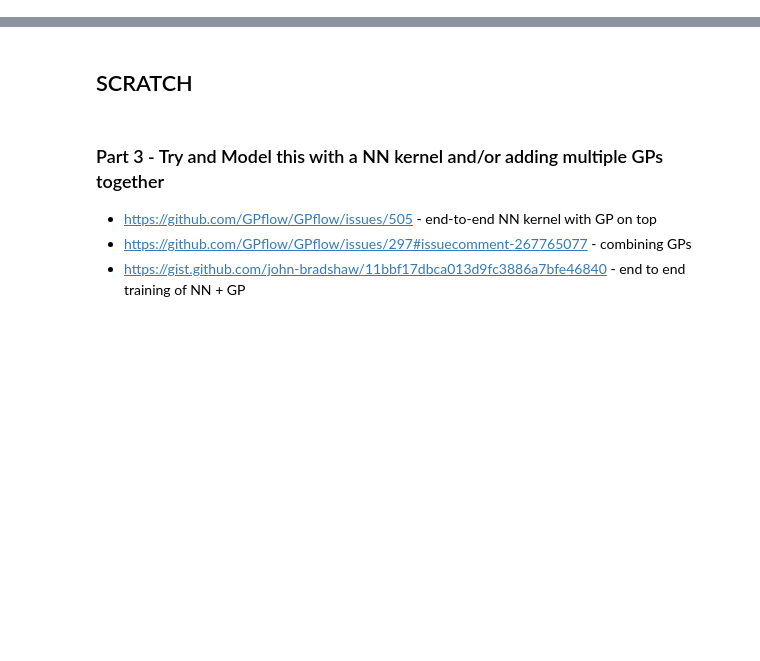
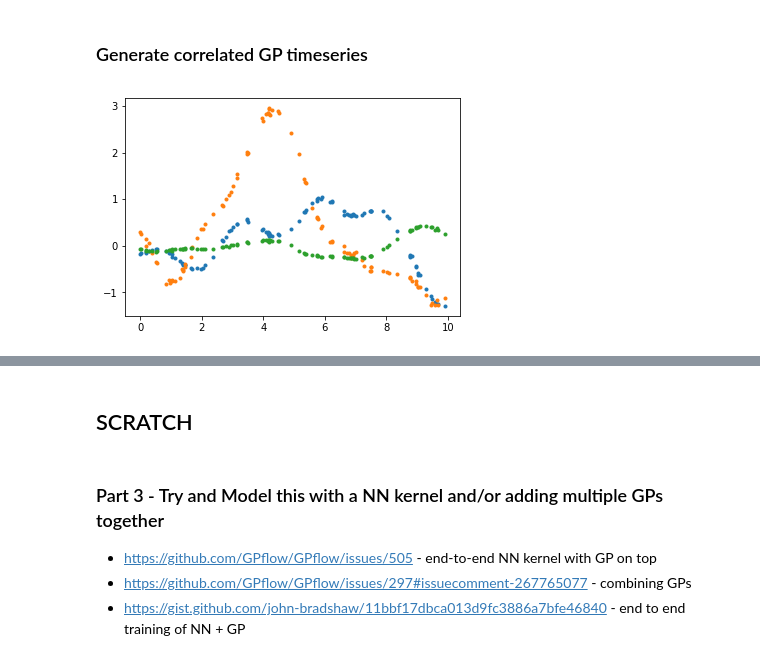
Before and after one commit to silburt/gp_nn, a Jupyter notebook: Coregion-py3.ipynb, the cells around one changed output, grey strips where cells are left out. Cells and saved outputs as stored; diff of their text form; code cells hidden in the pictures; blank space fills up the shorter version.

```diff
--- a/Coregion-py3.ipynb
+++ b/Coregion-py3.ipynb
@@ -136,0 +144,33 @@ for i in range(ndim):
+# %% [markdown]
+### Generate correlated GP timeseries
+# %%
+#https://stackoverflow.com/questions/16024677/generate-correlated-data-in-python-3-3
+#http://gpflow.readthedocs.io/en/latest/notebooks/multiclass.html
+#Generate your own correlated data
+npts = 100
+output_dim = 3
+range_ = 10
+LS2 = 1   #lengthscale^2
+V2 = 1      #output variance^2
+
+#uncorrelated data
+np.random.seed(1)
+X = np.random.rand(npts,1)*range_
+
+#correlated data = uncorrelated data x Cholesky decomposition
+K = V2*np.exp(-0.5*np.square(X - X.T)/LS2) + np.eye(npts)*1e-3
+B = np.array([0.79042061, -1.46037718, -0.32913388])   #coregion matrix
+f = B*np.dot(np.linalg.cholesky(K), np.random.randn(npts,output_dim))
+X,f = zip(*sorted(zip(X,f)))
+X,f = np.asarray(X), np.asarray(f)
+
+l,t,y = np.zeros(0), np.zeros(0), np.zeros(0)
+for i in range(output_dim):
+    t = np.concatenate((t,X.flatten()))
+    y = np.concatenate((y,f.T[i]))
+    l = np.concatenate((l,np.ones(npts)*i))
+
+for i in range(output_dim):
+    line, = plt.plot(t[l==i], y[l==i], '.');
+# %% [output]
+[figure, added]
```
Also changed, not shown: parts of 25 cells of this notebook.
